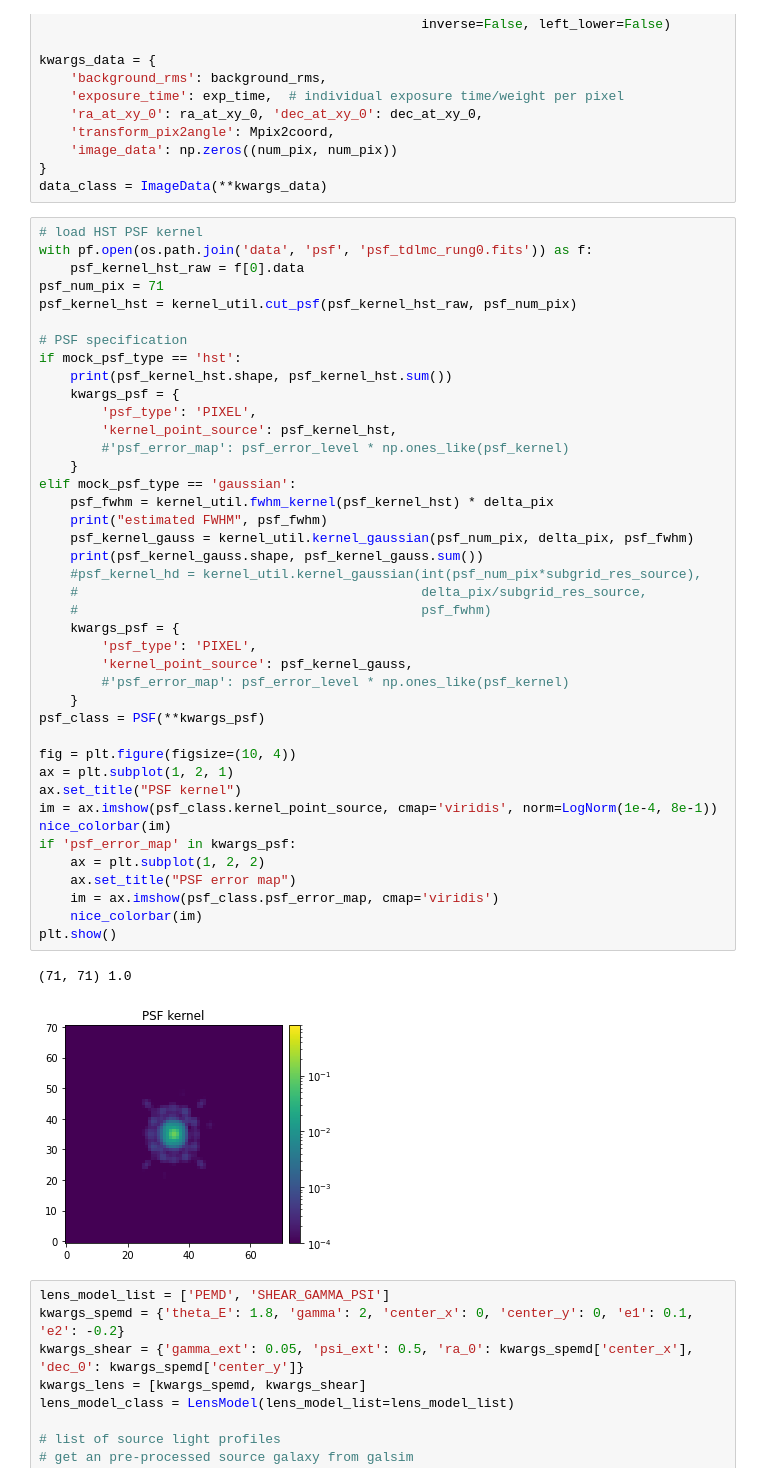
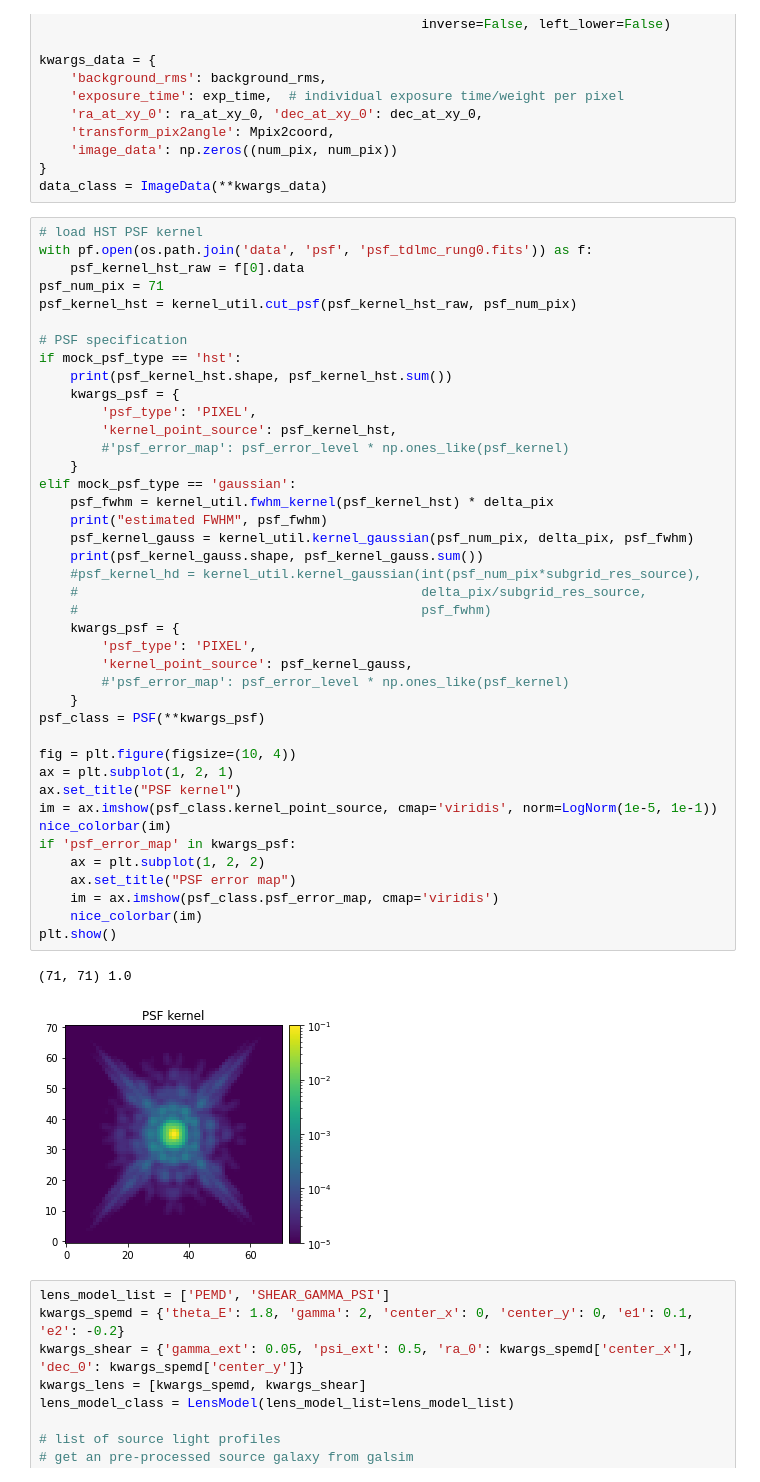
Before and after one commit to aymgal/SLITronomy, a Jupyter notebook: thirdparty/notebooks/07_complex_quasar_source.ipynb, the cells around one changed output. Drawn from its saved outputs; the diff is of its cells as text.

```diff
--- a/thirdparty/notebooks/07_complex_quasar_source.ipynb
+++ b/thirdparty/notebooks/07_complex_quasar_source.ipynb
@@ -87,35 +87,35 @@ if mock_psf_type == 'hst':
         'kernel_point_source': psf_kernel_hst,
         #'psf_error_map': psf_error_level * np.ones_like(psf_kernel)
     }
 elif mock_psf_type == 'gaussian':
     psf_fwhm = kernel_util.fwhm_kernel(psf_kernel_hst) * delta_pix
     print("estimated FWHM", psf_fwhm)
     psf_kernel_gauss = kernel_util.kernel_gaussian(psf_num_pix, delta_pix, psf_fwhm)
     print(psf_kernel_gauss.shape, psf_kernel_gauss.sum())
     #psf_kernel_hd = kernel_util.kernel_gaussian(int(psf_num_pix*subgrid_res_source),
     #                                            delta_pix/subgrid_res_source,
     #                                            psf_fwhm)
     kwargs_psf = {
         'psf_type': 'PIXEL',
         'kernel_point_source': psf_kernel_gauss,
         #'psf_error_map': psf_error_level * np.ones_like(psf_kernel)
     }
 psf_class = PSF(**kwargs_psf)
 
 fig = plt.figure(figsize=(10, 4))
 ax = plt.subplot(1, 2, 1)
 ax.set_title("PSF kernel")
-im = ax.imshow(psf_class.kernel_point_source, cmap='viridis', norm=LogNorm(1e-4, 8e-1))
+im = ax.imshow(psf_class.kernel_point_source, cmap='viridis', norm=LogNorm(1e-5, 1e-1))
 nice_colorbar(im)
 if 'psf_error_map' in kwargs_psf:
     ax = plt.subplot(1, 2, 2)
     ax.set_title("PSF error map")
     im = ax.imshow(psf_class.psf_error_map, cmap='viridis')
     nice_colorbar(im)
 plt.show()
 # %% [output]
 (71, 71) 1.0
-[figure, old version]
+[figure, new version]
 # %%
 lens_model_list = ['PEMD', 'SHEAR_GAMMA_PSI']
 kwargs_spemd = {'theta_E': 1.8, 'gamma': 2, 'center_x': 0, 'center_y': 0, 'e1': 0.1, 'e2': -0.2}
```
Also changed, not shown: parts of 5 cells of this notebook, 1 other file.
